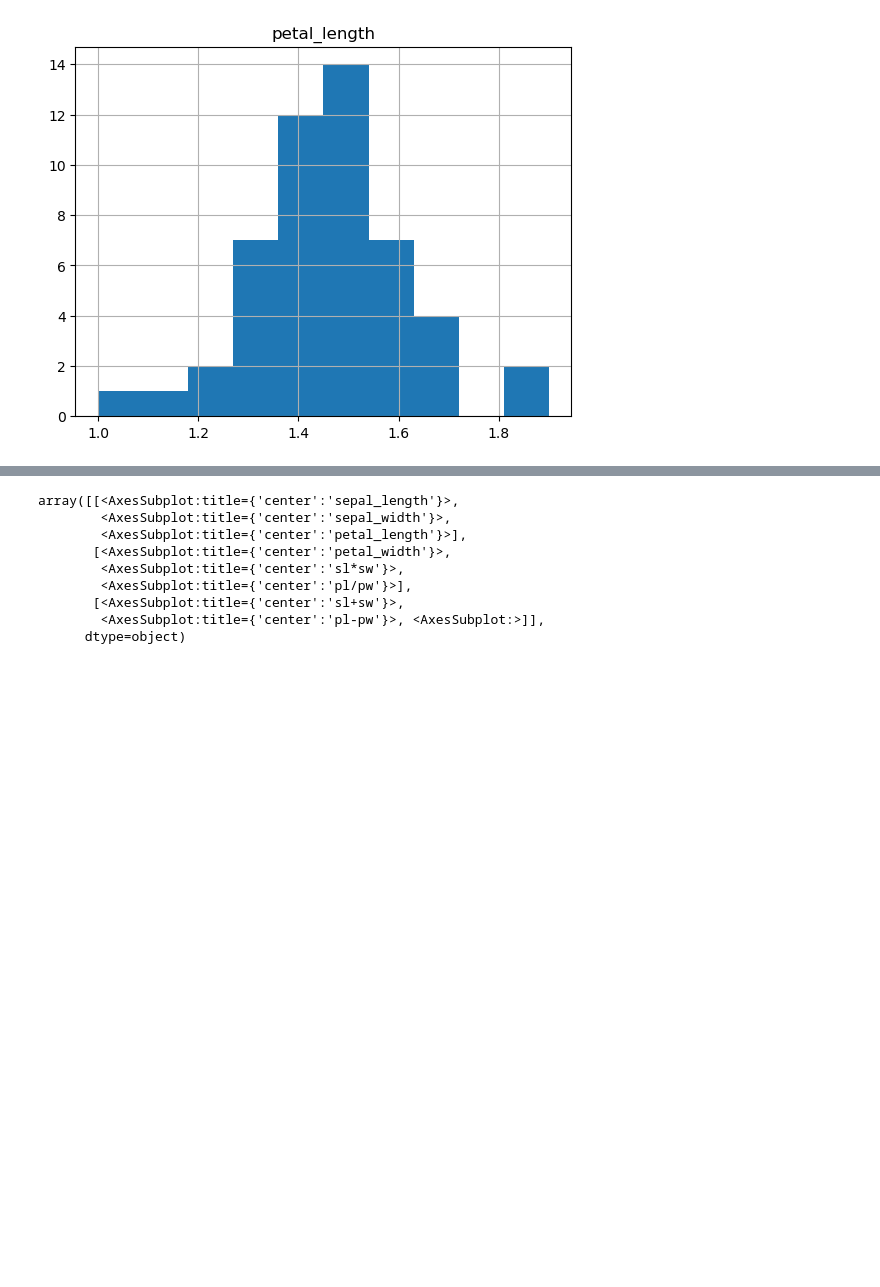
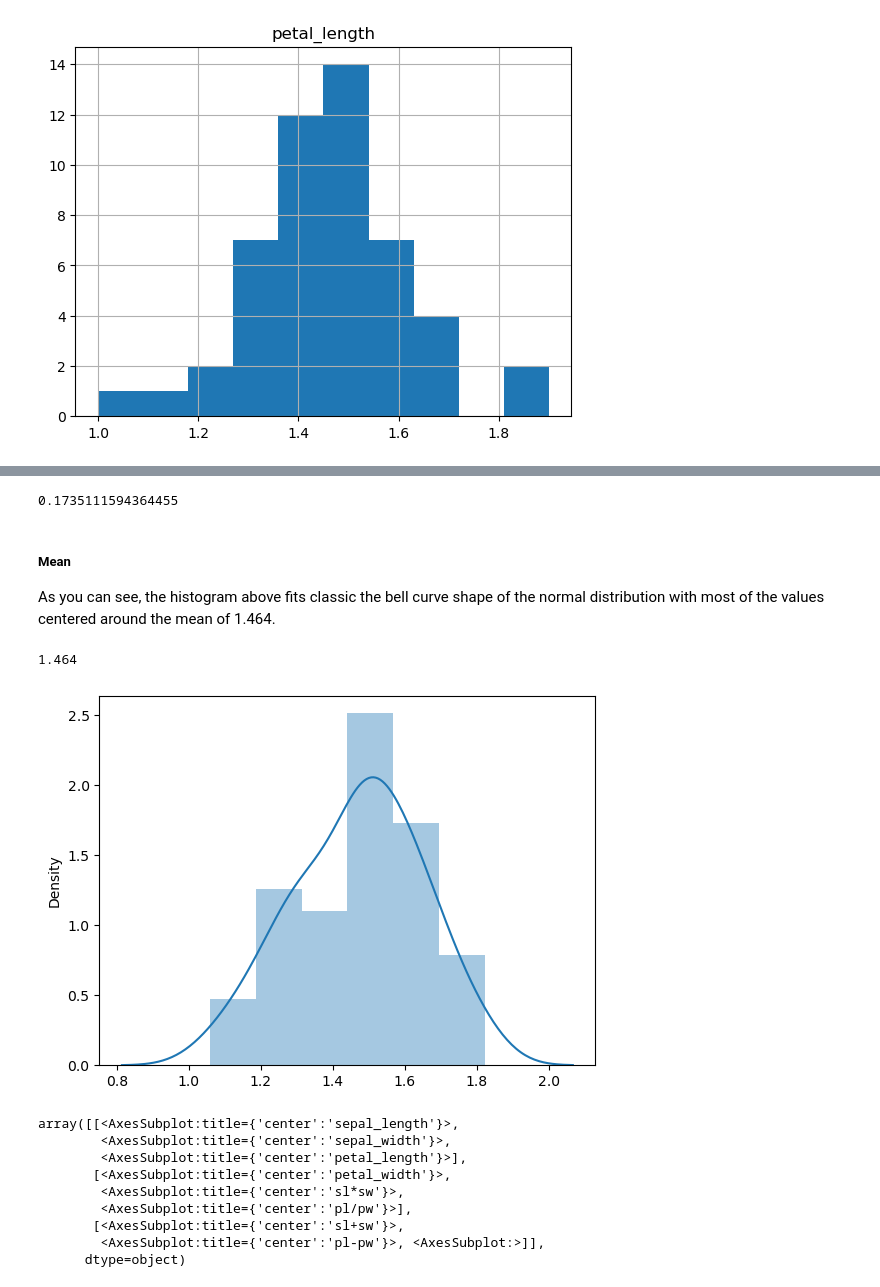
Before and after one commit to mickalleny2k/FUND_DATA, a Jupyter notebook: project.ipynb, the cells around one changed output, grey strips where cells are left out. Cells and saved outputs as stored; diff of their text form; code cells hidden in the pictures; blank space fills up the shorter version.

```diff
--- a/project.ipynb
+++ b/project.ipynb
@@ -564,3 +691,26 @@ array([[<AxesSubplot:title={'center':'petal_length'}>]], dtype=object)
+# %%
+setosa.petal_length.std()
+# %% [output]
+0.1735111594364455
+# %% [markdown]
+##### Mean
+As you can see, the histogram above fits classic the bell curve shape of the normal distribution with most of the values centered around the mean of 1.464.
+# %%
+setosa.petal_length.mean()
+# %% [output]
+1.464
+# %%
+import warnings
+warnings.filterwarnings("ignore", category=FutureWarning)
+import seaborn as sns
+from scipy.stats import norm
+
+data = norm.rvs(1.464,0.1735111594364455,size=50) # you can use a pandas series or a list if you want
+
+sns.distplot(data)
+plt.show()
+# %% [output]
+[figure, added]
 # %%
 setosa.hist()
 # %% [output]
```
Also changed, not shown: parts of 33 cells of this notebook, 1 other file.
